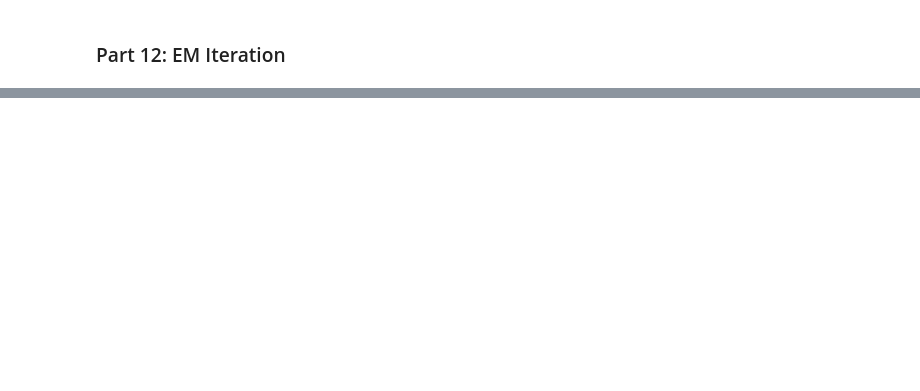
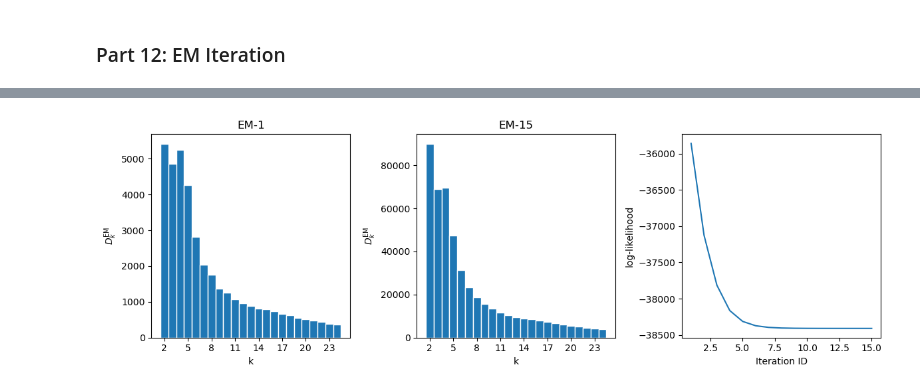
Before and after one commit to yizaochen/md_pisl, a Jupyter notebook: notebooks/diffusion_coefficient/eigenspace_graphical_EM_A_2.ipynb, the cells around one changed output, grey strips where cells are left out. Saved outputs shown, nothing was run; the diff lists cells and outputs as text; code cells hidden in the pictures; blank space fills up the shorter version.

```diff
--- a/notebooks/diffusion_coefficient/eigenspace_graphical_EM_A_2.ipynb
+++ b/notebooks/diffusion_coefficient/eigenspace_graphical_EM_A_2.ipynb
@@ -352,0 +173,7 @@ test[:] = test2
+# %%
+D_guess = ones(Nv)
+D_guess = 500 * D_guess;
+# %%
+n_iter = 20
+D_em_mat, log_l_mat = Diffusity.EM_D_by_transition_matrix(n_iter, Nv, tau, w0, p_eq, N, eigenvect_mat_prime, y_record, xref,
+    e_norm, interpo_xs, Np, k_delta, D_guess, eigenvalues_prime, save_freq_test);
@@ -352,0 +222,35 @@ test[:] = test2
+# %%
+fig, axes = plt.subplots(ncols=3, nrows=1, figsize=(12,4))
+
+ax = axes[1]
+x_array = 2:Nv
+y_array = D_em_mat[1,2:end]
+xticks = 2:3:Nv
+ax.bar(x_array, y_array, 1, edgecolor="white")
+ax.set_xticks(xticks)
+ax.set_ylabel("\$D^{\\mathrm{EM}}_k\$")
+ax.set_xlabel("k")
+title = "EM-1"
+ax.set_title(title)
+
+ax = axes[2]
+x_array = 2:Nv
+y_array = D_em_mat[15,2:end]
+xticks = 2:3:Nv
+ax.bar(x_array, y_array, 1, edgecolor="white")
+ax.set_xticks(xticks)
+ax.set_ylabel("\$D^{\\mathrm{EM}}_k\$")
+ax.set_xlabel("k")
+title = "EM-15"
+ax.set_title(title)
+
+ax = axes[3]
+ax.plot(1:15, log_l_mat[1:15])
+ax.set_xlabel("Iteration ID")
+ax.set_ylabel("log-likelihood")
+
+plt.tight_layout()
+#plt.savefig("/home/ytcdata/em_theory/Pictures/ch8/EM_D_result_1.pdf")
+plt.show()
+# %% [output]
+[figure, added]
```
Also changed, not shown: parts of 27 cells of this notebook, 1 other file.
